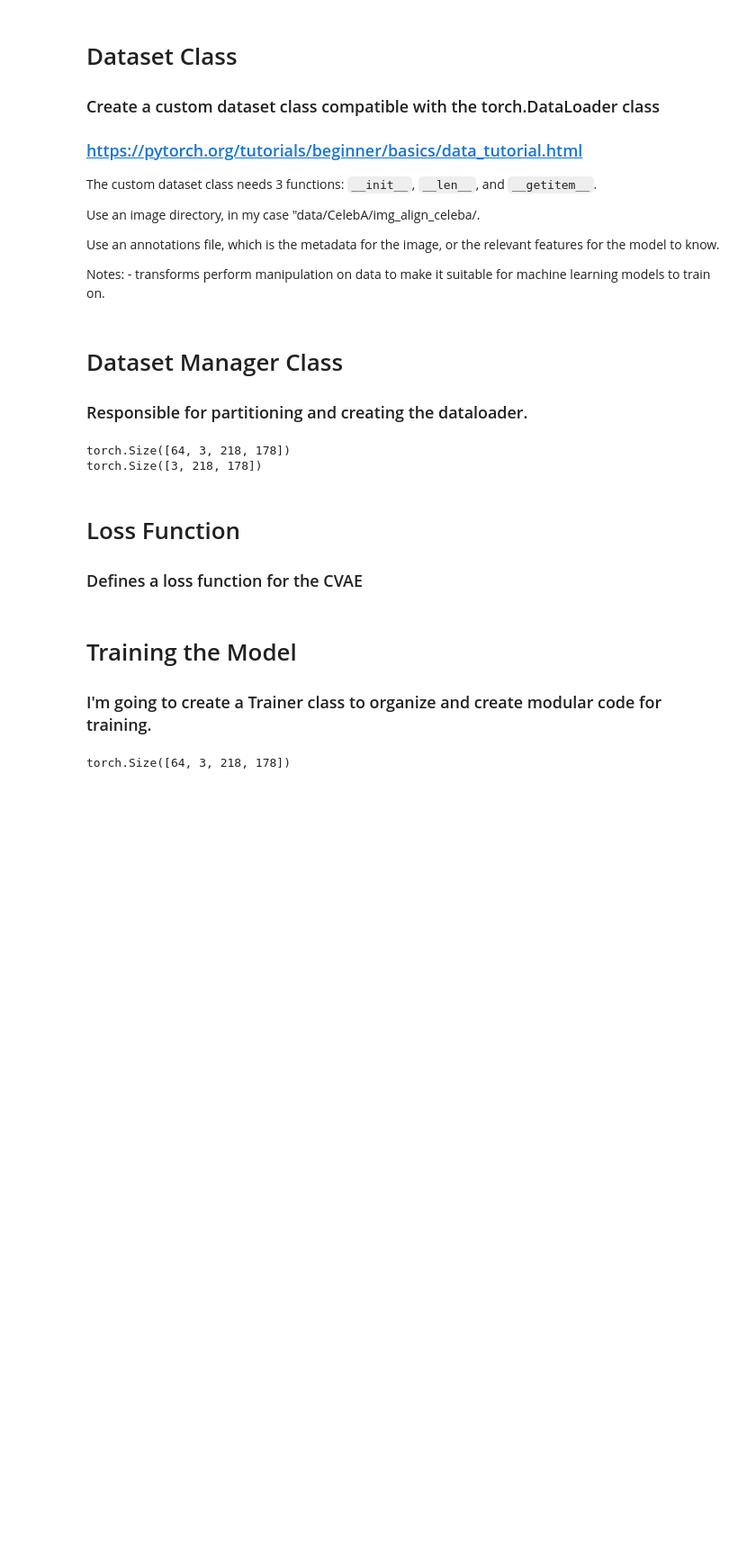
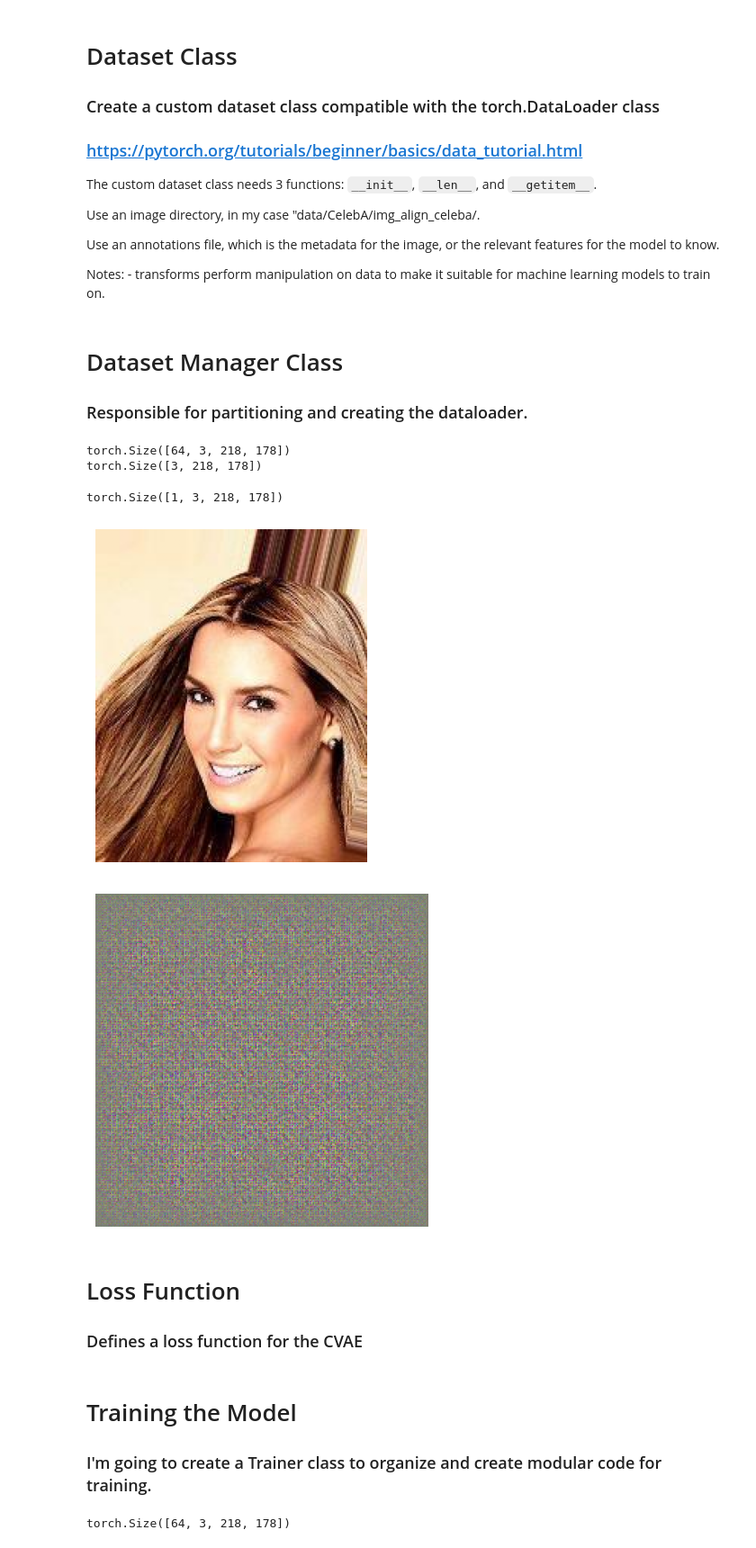
Before and after one commit to Ray-Shu/image-generator, a Jupyter notebook: notebooks/prototype.ipynb, the cells around one changed output. Shown at 90% size. Saved outputs shown, nothing was run; the diff lists cells and outputs as text; code cells hidden in the pictures; blank space fills up the shorter version.

```diff
--- a/notebooks/prototype.ipynb
+++ b/notebooks/prototype.ipynb
@@ -60,10 +60,10 @@ class CVAE(nn.Module):
         super().__init__()
 
         # Encoder Layers: conv1 -> batchNorm1 -> ReLU1 -> conv2 -> batchNorm2 -> ReLU2 -> Flatten -> FC
-        self.c1 = nn.Conv2d(input_channel, c1, kernel_size=4, stride=2, padding=1)
+        self.c1 = nn.Conv2d(input_channel, c1, bias=False, kernel_size=4, stride=2, padding=1)
         self.bn1 = nn.BatchNorm2d(c1)
         self.r1 = nn.ReLU()
-        self.c2 = nn.Conv2d(c1, c2, kernel_size=4, stride=2, padding=1)
+        self.c2 = nn.Conv2d(c1, c2, bias=False, kernel_size=4, stride=2, padding=1)
         self.bn2 = nn.BatchNorm2d(c2)
         self.r2 = nn.ReLU()
         self.flat = nn.Flatten(start_dim=1) # flatten everything (including color channels)
@@ -125,12 +125,8 @@ class CVAE(nn.Module):
             Tuple[Tensor, Tensor]: The mean and log-variance of the approximate posterior
             distribution q(z|x), where z is the latent variable.
         '''
-        x = self.c1(x)
-        x = self.bn1(x)
-        x = self.r1(x)
-        x = self.c2(x)
-        x = self.bn2(x)
-        x = self.r2(x)
+        x = self.r1(self.bn1(self.c1(x)))
+        x = self.r2(self.bn2(self.c2(x)))
         x = self.flat(x)
 
         mu = self.fc11(x)
@@ -311,7 +307,11 @@ A testing function to display images.
 """
 
 def display(image: torch.Tensor):
-    image_np = image.permute(1, 2, 0).numpy() # convert into numpy array with proper dims
+    if image.dim() == 4:
+        image = image.squeeze(0)
+        image_np = image.detach().permute(1, 2, 0).numpy() # convert into numpy array with proper dims
+    else:
+        image_np = image.permute(1, 2, 0).numpy() # convert into numpy array with proper dims
     plt.imshow(image_np)
     plt.axis("off")
     plt.show()
@@ -380,6 +380,10 @@ Testing the dataset manager class.
 
 annotations_file = "../data/CelebA/preprocessed_labels.csv"
 img_dir = "../data/CelebA/img_align_celeba/img_align_celeba"
+
+transform = transforms.Compose([
+    transforms.ConvertImageDtype(torch.float),  # <-- converts uint8 -> float32 and normalizes 0-255 → 0-1
+])
 
 ds_manager = CelebADatasetManager(img_dir=img_dir, annotations_file=annotations_file)
 
@@ -399,13 +403,26 @@ torch.Size([3, 218, 178])
 # %%
 """
 Testing image reconstruction
 """
 annotations_file = "../data/CelebA/preprocessed_labels.csv"
 img_dir = "../data/CelebA/img_align_celeba/img_align_celeba"
 
-dm = CelebADatasetManager(img_dir=img_dir, annotations_file=annotations_file)
+dm = CelebADatasetManager(img_dir=img_dir, annotations_file=annotations_file, transform=transform)
 train_ds, _ = dm.partition(0.6)
 image, _ = train_ds[0]
+
+cvae = CVAE()
+
+x = image.unsqueeze(0)
+print(x.size())
+
+image_recon, _, _ = cvae.forward(x)
+display(image)
+display(image_recon)
+# %% [output]
+torch.Size([1, 3, 218, 178])
+[figure, added]
+[figure, added]
 # %% [markdown]
 # Loss Function
 ### Defines a loss function for the CVAE
```
